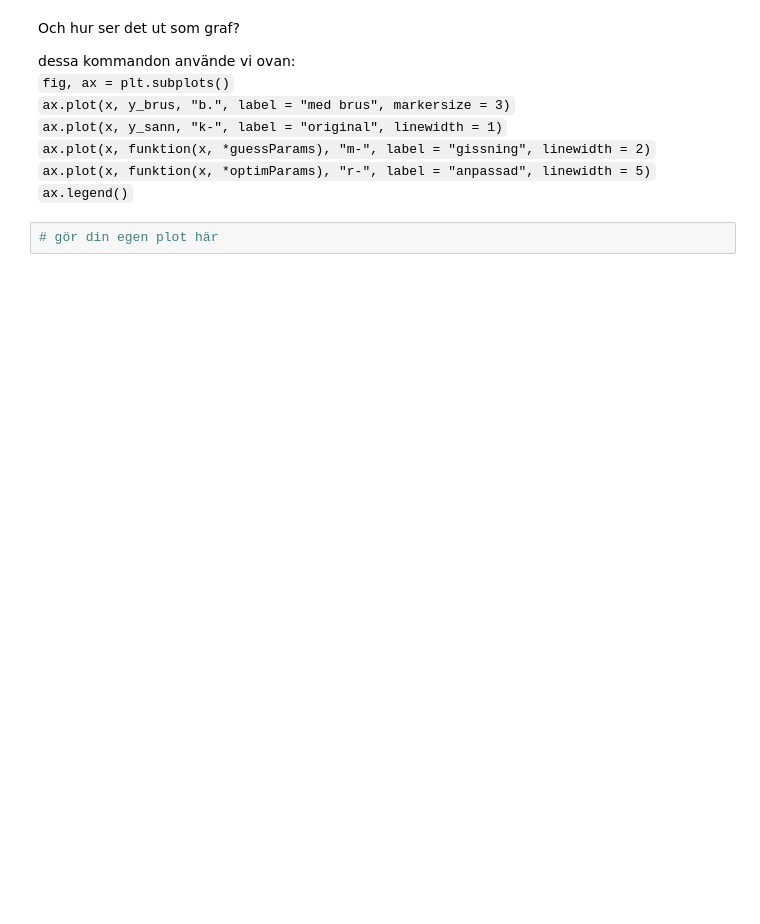
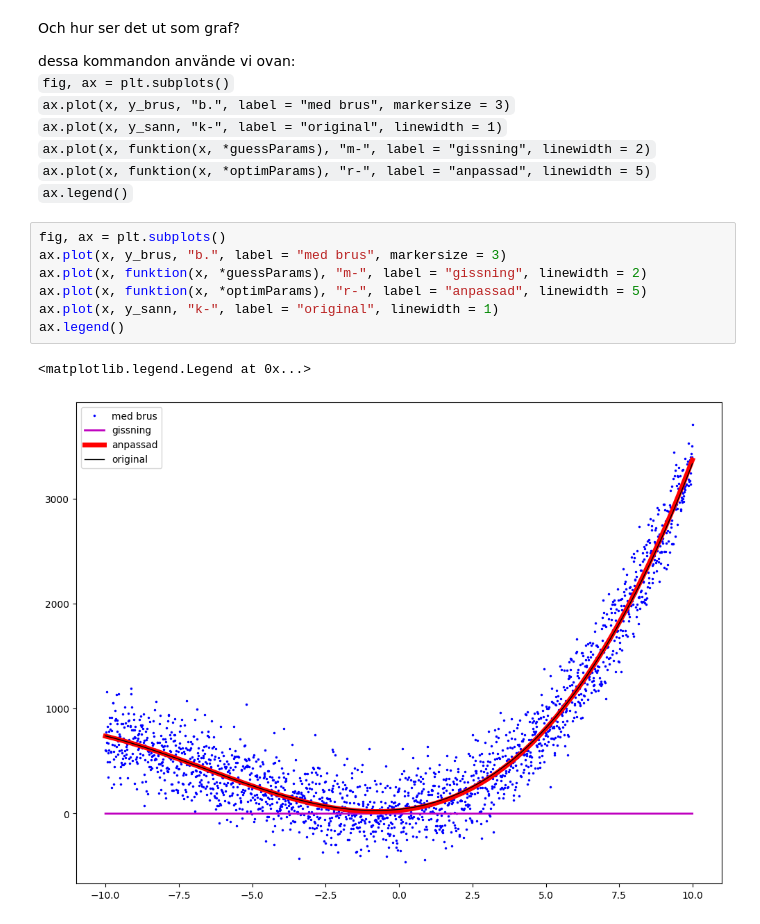
Before and after one commit to uwezi/1TE720_content, a Jupyter notebook: Labb5_kurvanpassning_tredjegrad.ipynb, the cells around one changed output. Cells and saved outputs as stored; diff of their text form; blank space fills up the shorter version.

```diff
--- a/Labb5_kurvanpassning_tredjegrad.ipynb
+++ b/Labb5_kurvanpassning_tredjegrad.ipynb
@@ -91,5 +122,13 @@ dessa kommandon använde vi ovan:<br/>
 `ax.plot(x, funktion(x, *guessParams), "m-", label = "gissning", linewidth = 2)`<br/>
 `ax.plot(x, funktion(x, *optimParams), "r-", label = "anpassad", linewidth = 5)`<br/>
 `ax.legend()`<br/>
-# %%
-# gör din egen plot här
+# %%
+fig, ax = plt.subplots()
+ax.plot(x, y_brus, "b.", label = "med brus", markersize = 3)
+ax.plot(x, funktion(x, *guessParams), "m-", label = "gissning", linewidth = 2)
+ax.plot(x, funktion(x, *optimParams), "r-", label = "anpassad", linewidth = 5)
+ax.plot(x, y_sann, "k-", label = "original", linewidth = 1)
+ax.legend()
+# %% [output]
+<matplotlib.legend.Legend at 0x...>
+[figure, added]
```
Also changed, not shown: parts of 7 cells of this notebook, 1 other file.
